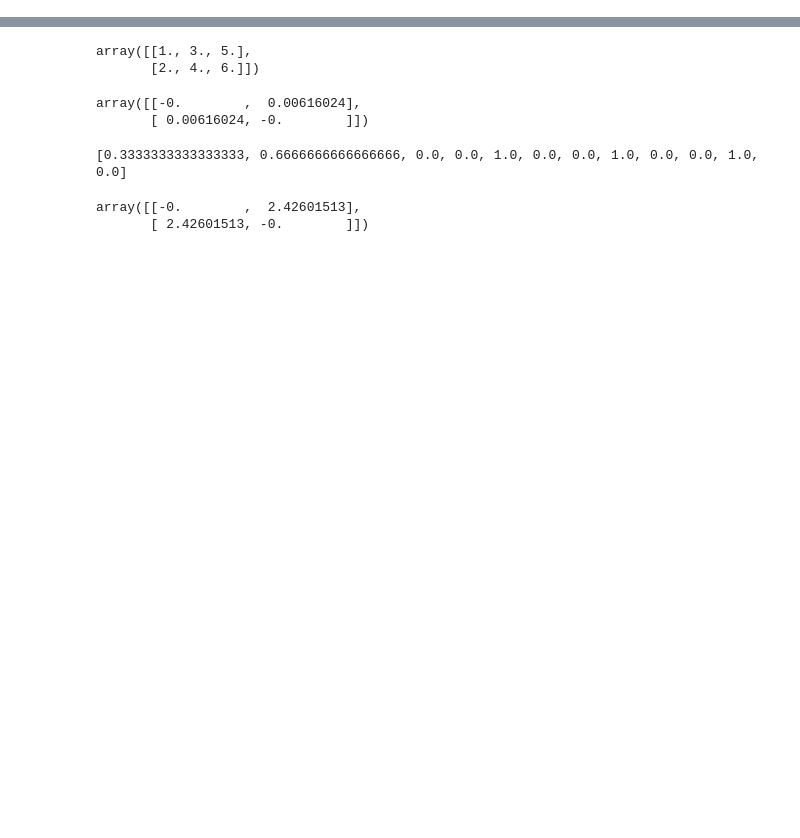
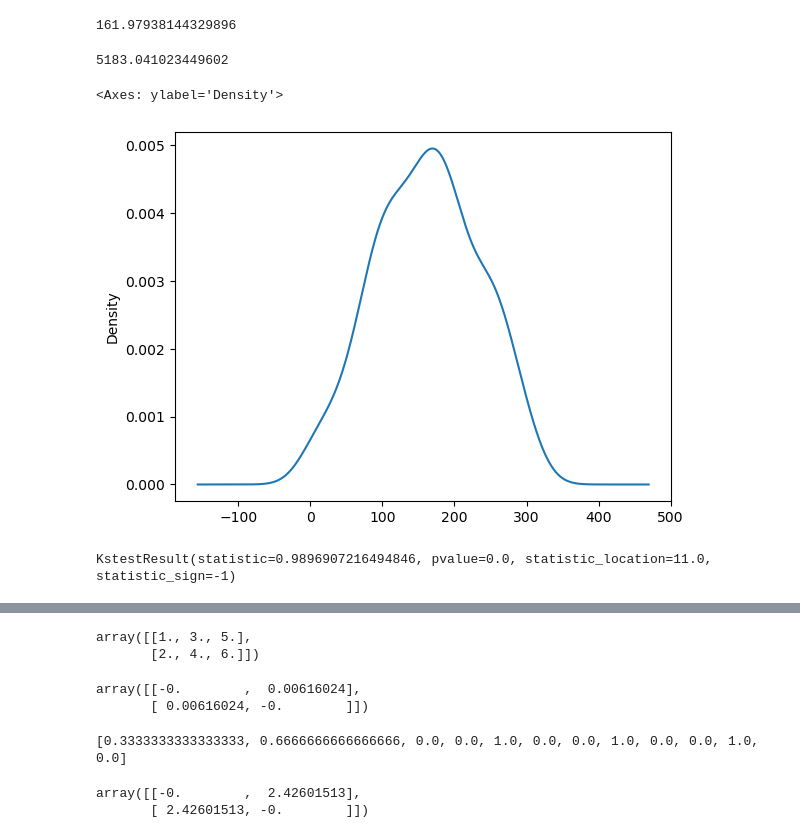
Before and after one commit to Phlup/Masterarbeit, a Jupyter notebook: code/Windows/genotype_sim.ipynb, the cells around one changed output, grey strips where cells are left out. Saved outputs shown, nothing was run; the diff lists cells and outputs as text; code cells hidden in the pictures; blank space fills up the shorter version.

```diff
--- a/code/Windows/genotype_sim.ipynb
+++ b/code/Windows/genotype_sim.ipynb
@@ -50,0 +59,37 @@ geno_sim = propagate_geno(chr1_arg, founder_nodes, chr_1_SNP_positions)
+# %%
+#read genetic map
+genmap = pd.read_csv("data/test_data/B73_genmap.csv")
+#load snp positions
+SNP_positions = pd.read_csv("data/test_data/NAM_SNP_positions.csv")
+#read parent genotypes
+parent_genos = pd.read_csv("data/test_data/NAM_parent_genos.csv")
+#read reference allele
+ref_allele = pd.read_csv("data/test_data/B73_alleles.csv")
+
+def genotype_simulation(genetic_map, SNP_positions, parent_genos, ref_allele, founder_list)
+
+    founder_nodes = get_founder_nodes(parent_genos, founder_list)
+
+    #reduce ref_alleles to alleles in genmap
+    ref_allele = ref_allele[ref_allele["SNP"].isin(genmap["Marker"])]
+
+    genotypes
+    #for i in range(#chromosomes)
+        #set up pedigree with chromosome length
+        chr1_rate_map = get_rate_map(genmap)
+        #reduce SNPs to chr1 of genetic map
+        chr_1_SNP_positions = SNP_positions[SNP_positions["Marker"].isin(genmap["Marker"])]
+
+        #simulate chromosome 1
+        chr1_arg = msprime.sim_ancestry(initial_state = pop_1_ped, model="fixed_pedigree", recombination_rate = chr1_rate_map)
+
+        #propagate ARG recombinations to offspring genotypes
+        geno_sim = propagate_geno(chr1_arg, founder_nodes, chr_1_SNP_positions)
+
+        #join haploid offspring simulation nodes to diploid individuals
+        genotypes = join_nodes(chr1_arg, geno_sim)
+        pd.concat(genotypes, genotypes_chrX)
+
+    genotypes_additive = additive_encoding(ref_allele, genotypes)
+
+    return(genotypes_additive)
@@ -156,0 +262,17 @@ def neis_distance(X):
+# %%
+pop_1_chr_1.sum(axis = 1).mean()
+# %% [output]
+161.97938144329896
+# %%
+pop_1_chr_1.sum(axis = 1).var()
+# %% [output]
+5183.041023449602
+# %%
+pop_1_chr_1.sum(axis = 1).plot.kde()
+# %% [output]
+<Axes: ylabel='Density'>
+[figure, added]
+# %%
+stats.kstest(pop_1_chr_1.sum(axis = 1), "norm")
+# %% [output]
+KstestResult(statistic=0.9896907216494846, pvalue=0.0, statistic_location=11.0, statistic_sign=-1)
```
Also changed, not shown: parts of 30 cells of this notebook, 7 other files.
